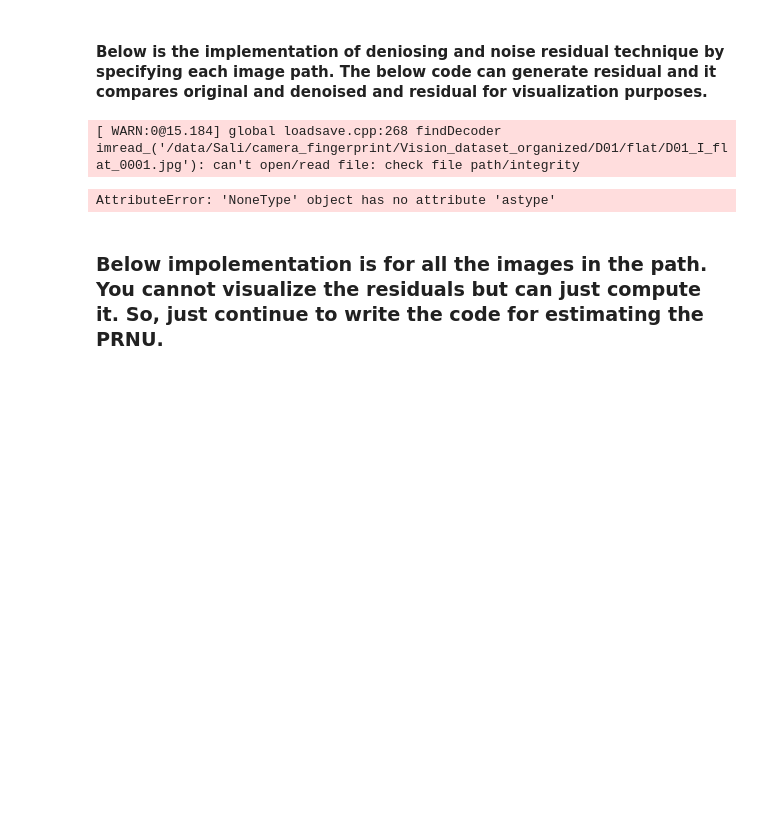
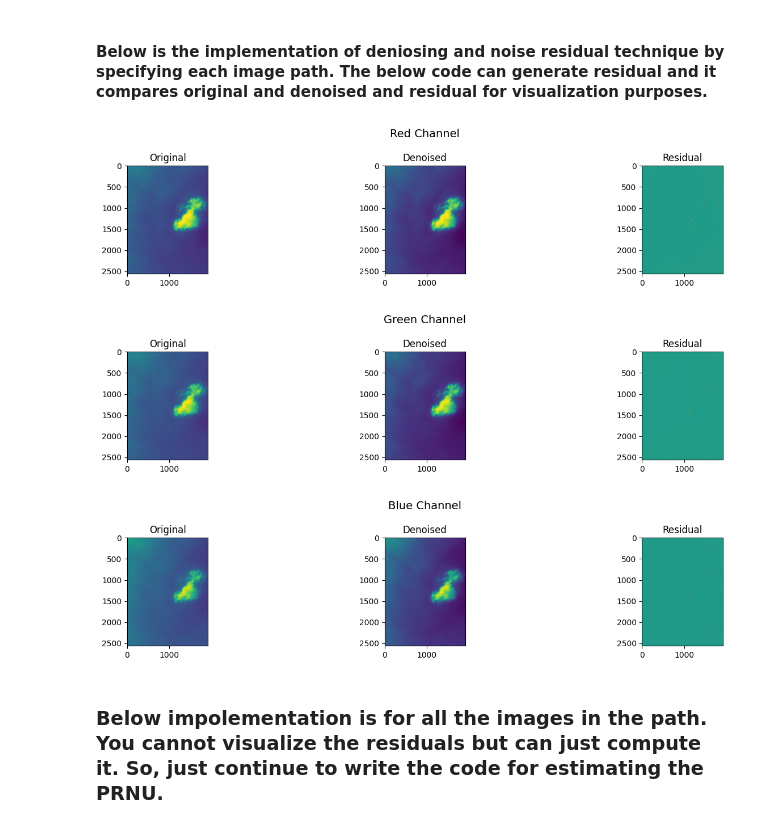
Before and after one commit to SaliElloh/camera_fingerprint, a Jupyter notebook: PRNU_final.ipynb, the cells around one changed output. Cells and saved outputs as stored; diff of their text form; code cells hidden in the pictures; blank space fills up the shorter version.

```diff
--- a/PRNU_final.ipynb
+++ b/PRNU_final.ipynb
@@ -100,36 +100,37 @@ def flat_neighbors_equal(channel):
 
 
 # --- Run on one RGB image --- #
-image_path = "/data/Sali/camera_fingerprint/Vision_dataset_organized/D01/flat/D01_I_flat_0001.jpg"  # <- Replace this path
+image_path = "/home/kavank/D01/flat/D01_I_flat_0001.jpg"  # <- Replace this path
 R_data, G_data, B_data = process_rgb_image(image_path)
 
 # --- Visualize Results --- #
 def show_channel_results(channel_data, channel_name):
     original, denoised, residual = channel_data
     plt.figure(figsize=(15, 3))
     plt.suptitle(f'{channel_name} Channel', fontsize=14)
 
     plt.subplot(1, 3, 1)
     plt.imshow(original)
     plt.title('Original')
 
     plt.subplot(1, 3, 2)
     plt.imshow(denoised)
     plt.title('Denoised')
 
     plt.subplot(1, 3, 3)
     plt.imshow(residual)
     plt.title('Residual')
 
     plt.tight_layout()
     plt.show()
 
 show_channel_results(R_data, 'Red')
 show_channel_results(G_data, 'Green')
 show_channel_results(B_data, 'Blue')
 # %% [output]
-[ WARN:0@15.184] global loadsave.cpp:268 findDecoder imread_('/data/Sali/camera_fingerprint/Vision_dataset_organized/D01/flat/D01_I_flat_0001.jpg'): can't open/read file: check file path/integrity
-AttributeError: 'NoneType' object has no attribute 'astype'
+[figure, added]
+[figure, added]
+[figure, added]
 # %% [markdown]
 ### Below impolementation is for all the images in the path. You cannot visualize the residuals but can just compute it. So, just continue to write the code for estimating the PRNU.
 # %%
```
Also changed, not shown: parts of 7 cells of this notebook, 1 other file.
